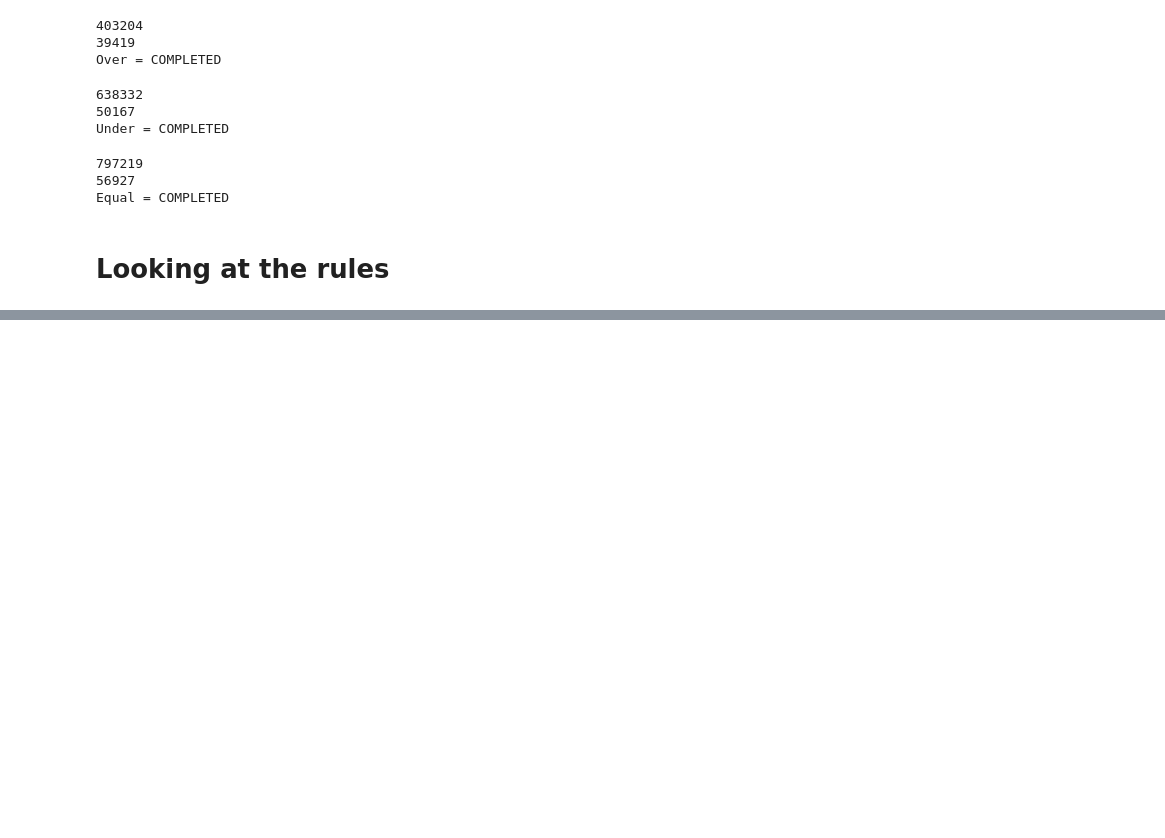
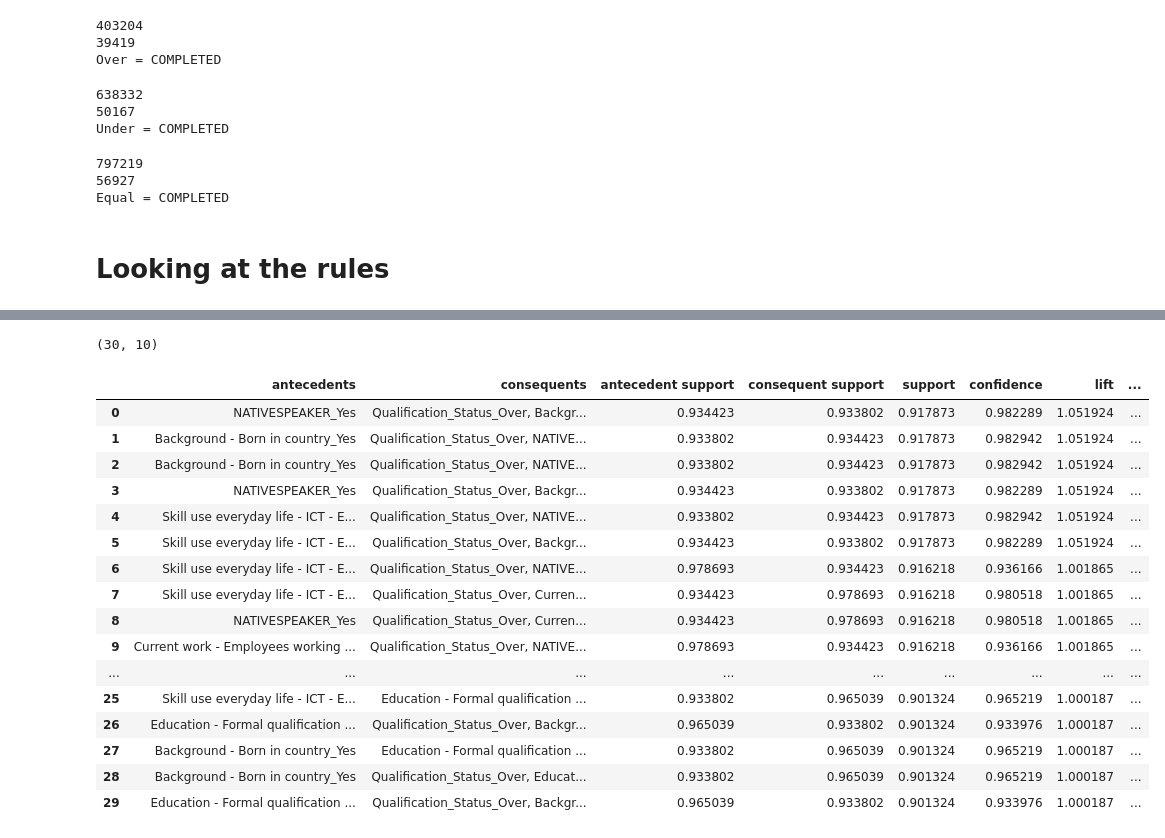
Before and after one commit to pokkyy/FYP-SkillAnalytics, a Jupyter notebook: PIAAC_RO2.ipynb, the cells around one changed output, grey strips where cells are left out. Cells and saved outputs as stored; diff of their text form; code cells hidden in the pictures; blank space fills up the shorter version.

Commit message:
easier way to look at rules

```diff
--- a/PIAAC_RO2.ipynb
+++ b/PIAAC_RO2.ipynb
@@ -359,0 +348,30 @@ over_cons
+# %%
+def clean_string(s):
+    # Remove the 'frozenset({' prefix and '})' suffix
+    cleaned = s.replace("frozenset({", "").replace("})", "")
+
+    # Remove the leading and trailing single quotes and split by ', '
+    elements = [elem.strip().strip("'") for elem in cleaned.split(", ")]
+
+    # Join the elements back into a single string, separated by commas
+    return ', '.join(elements)
+# %%
+def cleanStrings(data):
+    data['antecedents'] = [clean_string(s) for s in data['antecedents']]
+    data['consequents'] = [clean_string(s) for s in data['consequents']]
+
+    return data
+# %%
+def pruneRules(data, lift = 1, confidence = 0.9, support = 0.9):
+    newData = data.copy()
+
+    newData = newData[newData['lift'] > lift]
+    newData = newData[newData['confidence'] > confidence]
+    newData = newData[newData['support'] > support]
+
+    newData.sort_values(by='lift', ascending=False, inplace=True)
+    newData.reset_index(drop = True, inplace = True)
+
+    print(newData.shape)
+
+    return newData
@@ -359,0 +394,4 @@ over_cons
+# %%
+rules = pd.read_csv('RQ2\Over\ARM_consequents_0.5_0.9.csv')
+rules = rules.dropna()
+rules.head()
@@ -359,0 +421,23 @@ over_cons
+# %%
+rules_clean = pruneRules(rules)
+rules_clean = cleanStrings(rules_clean)
+rules_clean
+# %% [output]
+(30, 10)
+|  | antecedents | consequents | antecedent support | consequent support | support | confidence | lift | ... |
+| 0 | NATIVESPEAKER_Yes | Qualification_Status_Over, Backgr... | 0.934423 | 0.933802 | 0.917873 | 0.982289 | 1.051924 | ... |
+| 1 | Background - Born in country_Yes | Qualification_Status_Over, NATIVE... | 0.933802 | 0.934423 | 0.917873 | 0.982942 | 1.051924 | ... |
+| 2 | Background - Born in country_Yes | Qualification_Status_Over, NATIVE... | 0.933802 | 0.934423 | 0.917873 | 0.982942 | 1.051924 | ... |
+| 3 | NATIVESPEAKER_Yes | Qualification_Status_Over, Backgr... | 0.934423 | 0.933802 | 0.917873 | 0.982289 | 1.051924 | ... |
+| 4 | Skill use everyday life - ICT - E... | Qualification_Status_Over, NATIVE... | 0.933802 | 0.934423 | 0.917873 | 0.982942 | 1.051924 | ... |
+| 5 | Skill use everyday life - ICT - E... | Qualification_Status_Over, Backgr... | 0.934423 | 0.933802 | 0.917873 | 0.982289 | 1.051924 | ... |
+| 6 | Skill use everyday life - ICT - E... | Qualification_Status_Over, NATIVE... | 0.978693 | 0.934423 | 0.916218 | 0.936166 | 1.001865 | ... |
+| 7 | Skill use everyday life - ICT - E... | Qualification_Status_Over, Curren... | 0.934423 | 0.978693 | 0.916218 | 0.980518 | 1.001865 | ... |
+| 8 | NATIVESPEAKER_Yes | Qualification_Status_Over, Curren... | 0.934423 | 0.978693 | 0.916218 | 0.980518 | 1.001865 | ... |
+| 9 | Current work - Employees working ... | Qualification_Status_Over, NATIVE... | 0.978693 | 0.934423 | 0.916218 | 0.936166 | 1.001865 | ... |
+| ... | ... | ... | ... | ... | ... | ... | ... | ... |
+| 25 | Skill use everyday life - ICT - E... | Education - Formal qualification ... | 0.933802 | 0.965039 | 0.901324 | 0.965219 | 1.000187 | ... |
+| 26 | Education - Formal qualification ... | Qualification_Status_Over, Backgr... | 0.965039 | 0.933802 | 0.901324 | 0.933976 | 1.000187 | ... |
+| 27 | Background - Born in country_Yes | Education - Formal qualification ... | 0.933802 | 0.965039 | 0.901324 | 0.965219 | 1.000187 | ... |
+| 28 | Background - Born in country_Yes | Qualification_Status_Over, Educat... | 0.933802 | 0.965039 | 0.901324 | 0.965219 | 1.000187 | ... |
+| 29 | Education - Formal qualification ... | Qualification_Status_Over, Backgr... | 0.965039 | 0.933802 | 0.901324 | 0.933976 | 1.000187 | ... |
```
Also changed, not shown: parts of 34 cells of this notebook.
